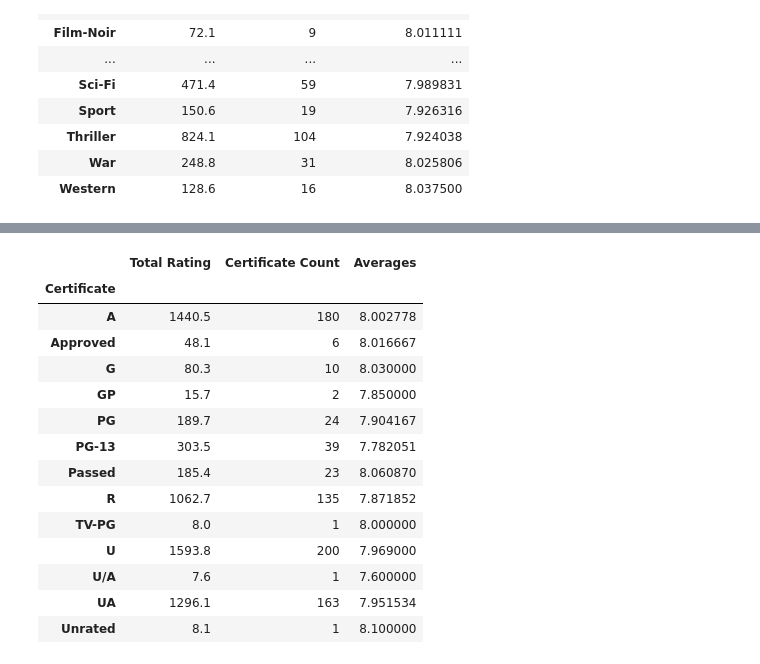
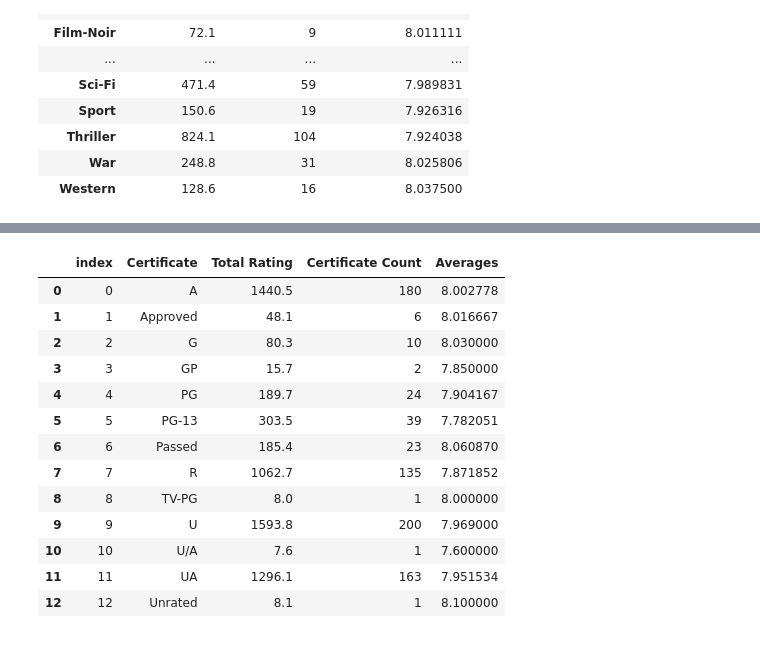
Before and after one commit to saaallyahmed/Mango5, a Jupyter notebook: ee_Top 1000 Movie Analysis.ipynb, the cells around one changed output, grey strips where cells are left out. Cells and saved outputs as stored; diff of their text form; code cells hidden in the pictures.

```diff
--- a/ee_Top 1000 Movie Analysis.ipynb
+++ b/ee_Top 1000 Movie Analysis.ipynb
@@ -893,18 +992,19 @@ joined_gross_result
 # %%
 joined_certificate_result
+joined_certificate_result=joined_certificate_result.reset_index()
+joined_certificate_result
 # %% [output]
-|  | Total Rating | Certificate Count | Averages |
-| Certificate |  |  |  |
-| A | 1440.5 | 180 | 8.002778 |
-| Approved | 48.1 | 6 | 8.016667 |
-| G | 80.3 | 10 | 8.030000 |
-| GP | 15.7 | 2 | 7.850000 |
-| PG | 189.7 | 24 | 7.904167 |
-| PG-13 | 303.5 | 39 | 7.782051 |
-| Passed | 185.4 | 23 | 8.060870 |
-| R | 1062.7 | 135 | 7.871852 |
-| TV-PG | 8.0 | 1 | 8.000000 |
-| U | 1593.8 | 200 | 7.969000 |
-| U/A | 7.6 | 1 | 7.600000 |
-| UA | 1296.1 | 163 | 7.951534 |
-| Unrated | 8.1 | 1 | 8.100000 |
+|  | index | Certificate | Total Rating | Certificate Count | Averages |
+| 0 | 0 | A | 1440.5 | 180 | 8.002778 |
+| 1 | 1 | Approved | 48.1 | 6 | 8.016667 |
+| 2 | 2 | G | 80.3 | 10 | 8.030000 |
+| 3 | 3 | GP | 15.7 | 2 | 7.850000 |
+| 4 | 4 | PG | 189.7 | 24 | 7.904167 |
+| 5 | 5 | PG-13 | 303.5 | 39 | 7.782051 |
+| 6 | 6 | Passed | 185.4 | 23 | 8.060870 |
+| 7 | 7 | R | 1062.7 | 135 | 7.871852 |
+| 8 | 8 | TV-PG | 8.0 | 1 | 8.000000 |
+| 9 | 9 | U | 1593.8 | 200 | 7.969000 |
+| 10 | 10 | U/A | 7.6 | 1 | 7.600000 |
+| 11 | 11 | UA | 1296.1 | 163 | 7.951534 |
+| 12 | 12 | Unrated | 8.1 | 1 | 8.100000 |
```
Also changed, not shown: parts of 36 cells of this notebook.
